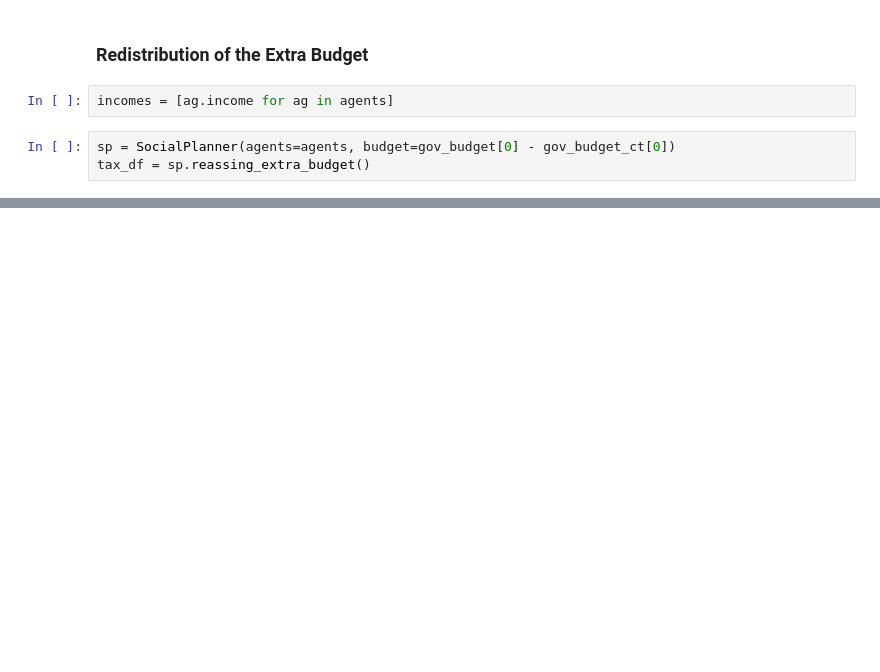
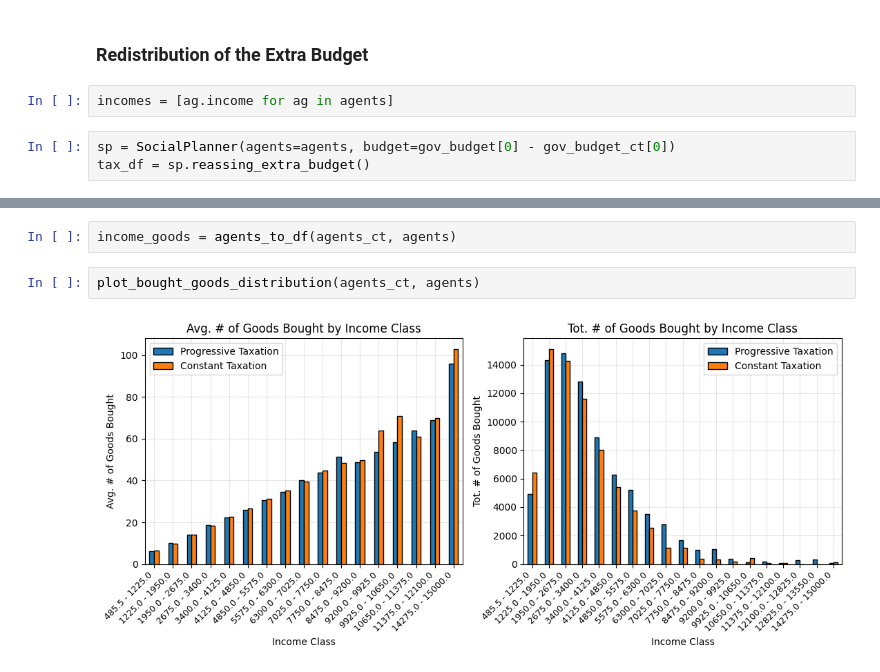
Before and after one commit to Tobia905/cptsim, a Jupyter notebook: notebooks/experiments.ipynb, the cells around one changed output, grey strips where cells are left out. Cells and saved outputs as stored; diff of their text form; blank space fills up the shorter version.

```diff
--- a/notebooks/experiments.ipynb
+++ b/notebooks/experiments.ipynb
@@ -133,0 +134,6 @@ plot_lorenz_curve(incomes, tax_df["income"])
+# %%
+income_goods = agents_to_df(agents_ct, agents)
+# %%
+plot_bought_goods_distribution(agents_ct, agents)
+# %% [output]
+[figure, added]
```
Also changed, not shown: parts of 12 cells of this notebook, 7 other files.
